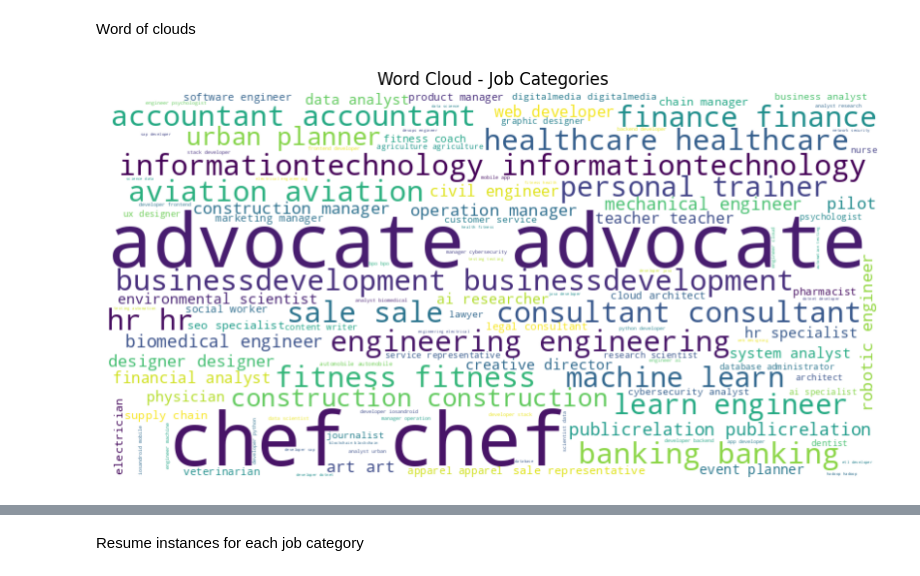
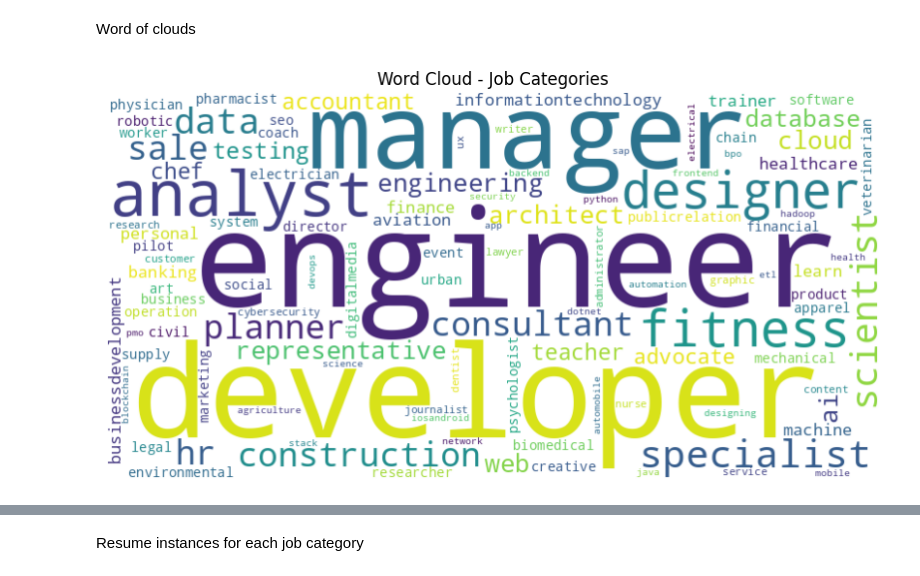
Before and after one commit to ja1goncalves/hybrid-classification-resumes, a Jupyter notebook: hybrid-classification-resume-category.ipynb, the cells around one changed output, grey strips where cells are left out. Saved outputs shown, nothing was run; the diff lists cells and outputs as text; code cells hidden in the pictures.

Commit message:
normalizing data

```diff
--- a/hybrid-classification-resume-category.ipynb
+++ b/hybrid-classification-resume-category.ipynb
@@ -134,7 +134,8 @@ all_data.shape
 # %% [markdown]
 Catching off-line data
 # %%
-all_data = pd.read_csv("data/filtered/data_clean.csv")
+# after that I ask to gemini to generate new data for categories with less count
+all_data = pd.read_csv("data/filtered/normalized.csv")
 all_data = all_data.dropna()
 all_data = all_data.drop_duplicates()
 all_data.shape
@@ -145,13 +146,13 @@ all_data.shape
 # %% [markdown]
 Word of clouds
 # %%
-categories = " ".join(all_data['category'])
-wordcloud_categories = WordCloud(width=800, height=400, background_color='white').generate(categories)
+categories = " ".join(all_data['category'].values)
+wordcloud_categories = WordCloud(width=800, height=400, background_color='white', collocations=False).generate(categories)
 
 plt.figure(figsize=(10, 6))
 plt.imshow(wordcloud_categories, interpolation='bilinear')
 plt.title("Word Cloud - Job Categories")
 plt.axis('off')
 plt.show()
 # %% [output]
-[figure, old version]
+[figure, new version]
```
Also changed, not shown: parts of 18 cells of this notebook.
